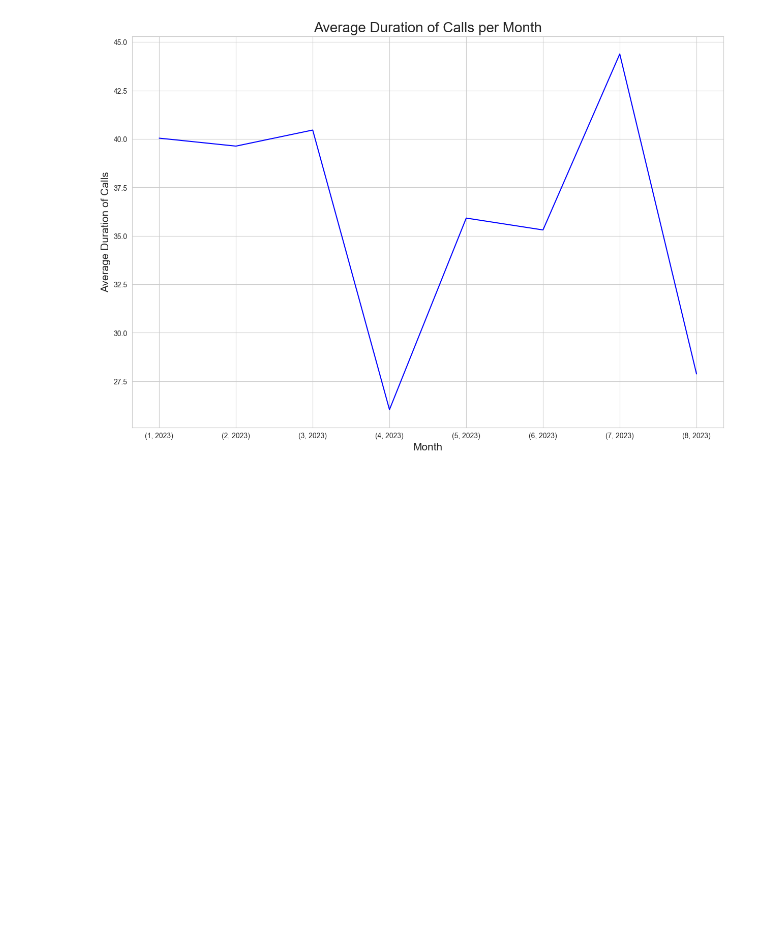
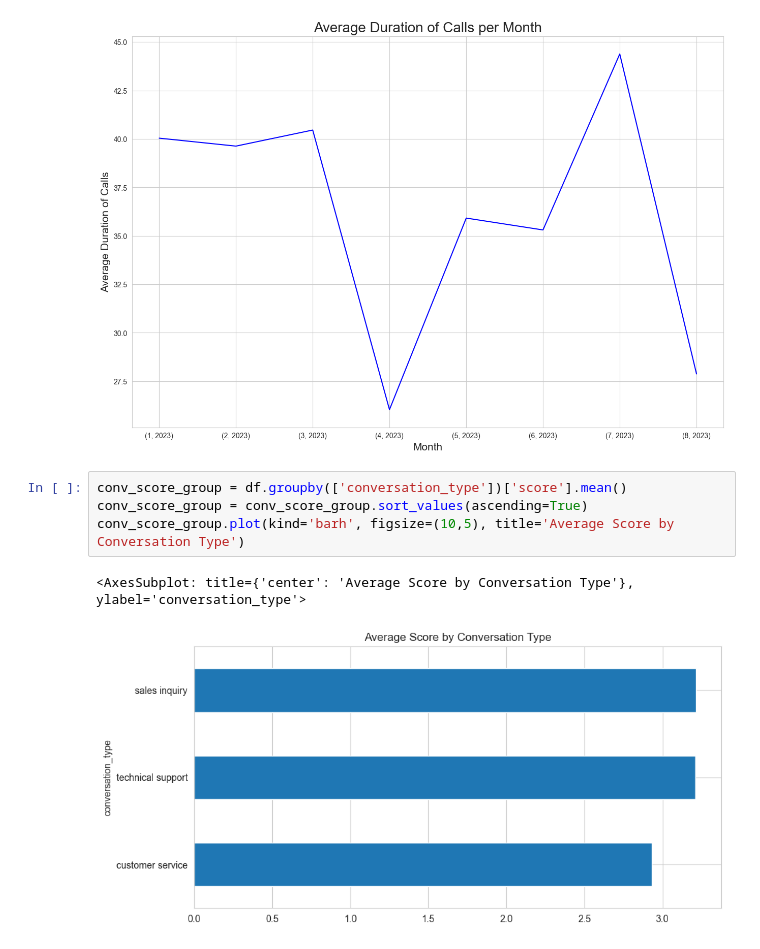
Before and after one commit to vlntn-t/nps_data_analysis, a Jupyter notebook: nps_analysis.ipynb, the cells around one changed output. Saved outputs shown, nothing was run; the diff lists cells and outputs as text; blank space fills up the shorter version.

Commit message:
Average Score by Conversation Type

```diff
--- a/nps_analysis.ipynb
+++ b/nps_analysis.ipynb
@@ -127,3 +127,10 @@ plt.ylabel('Average Duration of Calls', fontsize=15)
 # %% [output]
 Text(0, 0.5, 'Average Duration of Calls')
 [figure]
+# %%
+conv_score_group = df.groupby(['conversation_type'])['score'].mean()
+conv_score_group = conv_score_group.sort_values(ascending=True)
+conv_score_group.plot(kind='barh', figsize=(10,5), title='Average Score by Conversation Type')
+# %% [output]
+<AxesSubplot: title={'center': 'Average Score by Conversation Type'}, ylabel='conversation_type'>
+[figure, added]
```
